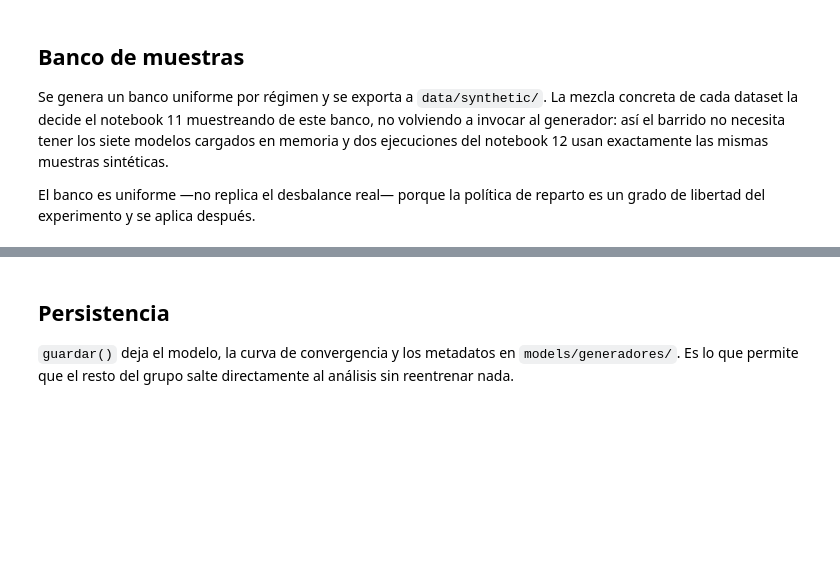
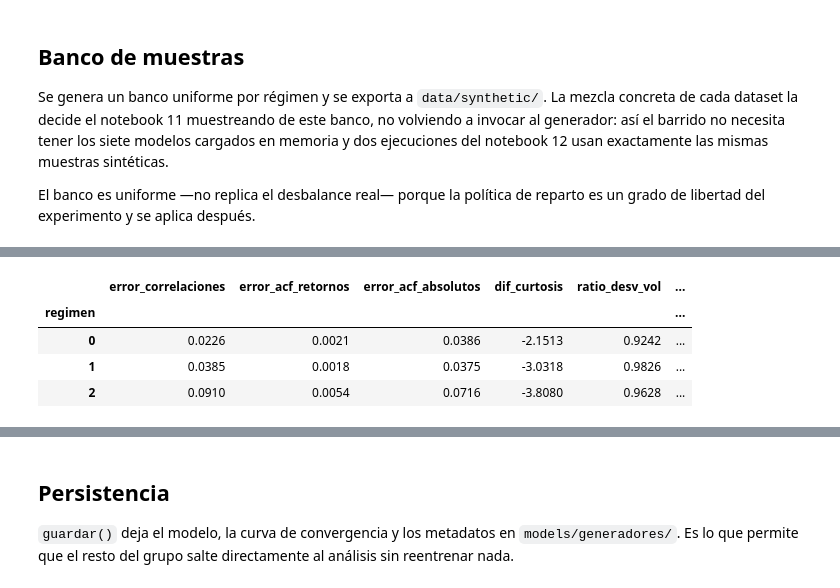
Before and after one commit to Romequinco/TALLER_GENERATIVOS, a Jupyter notebook: notebooks/05_gen_gaussiano.ipynb, the cells around one changed output, grey strips where cells are left out. Saved outputs shown, nothing was run; the diff lists cells and outputs as text; code cells hidden in the pictures; blank space fills up the shorter version.

```diff
--- a/notebooks/05_gen_gaussiano.ipynb
+++ b/notebooks/05_gen_gaussiano.ipynb
@@ -259,0 +271,54 @@ rango de valores: -8.94 · 9.47 (referencia real: -10.27 · 11.4 )
+# %%
+from src import evaluacion
+
+n_canales = config.n_canales()
+filas_calidad = []
+
+for k in range(n_regimenes):
+    reales_k = bloque_train[train.y_reg == k]
+    sinteticos_k = bloques_sint[y_sint == k]
+
+    momentos = evaluacion.comparar_momentos(
+        reales_k,
+        sinteticos_k,
+    )
+
+    acf = evaluacion.error_autocorrelacion(
+        reales_k,
+        sinteticos_k,
+        pasado=v.pasado,
+        n_canales=n_canales,
+    )
+
+    error_corr = evaluacion.error_correlaciones(
+        reales_k,
+        sinteticos_k,
+        pasado=v.pasado,
+        n_canales=n_canales,
+    )
+
+    vol_real = reales_k[:, -1]
+    vol_sint = sinteticos_k[:, -1]
+
+    filas_calidad.append(
+        {
+            "regimen": k,
+            "error_correlaciones": error_corr,
+            "error_acf_retornos": acf["error_acf_retornos"],
+            "error_acf_absolutos": acf["error_acf_absolutos"],
+            "dif_curtosis": momentos.loc["curtosis", "diferencia"],
+            "ratio_desv_vol": vol_sint.std() / vol_real.std(),
+            "q99_vol_real": np.quantile(vol_real, 0.99),
+            "q99_vol_sint": np.quantile(vol_sint, 0.99),
+            "frac_vol_no_positiva": (vol_sint <= 0).mean(),
+        }
+    )
+
+calidad_regimen = pd.DataFrame(filas_calidad).set_index("regimen")
+calidad_regimen.round(4)
+# %% [output]
+|  | error_correlaciones | error_acf_retornos | error_acf_absolutos | dif_curtosis | ratio_desv_vol | ... |
+| regimen |  |  |  |  |  | ... |
+| 0 | 0.0226 | 0.0021 | 0.0386 | -2.1513 | 0.9242 | ... |
+| 1 | 0.0385 | 0.0018 | 0.0375 | -3.0318 | 0.9826 | ... |
+| 2 | 0.0910 | 0.0054 | 0.0716 | -3.8080 | 0.9628 | ... |
```
Also changed, not shown: parts of 9 cells of this notebook.
